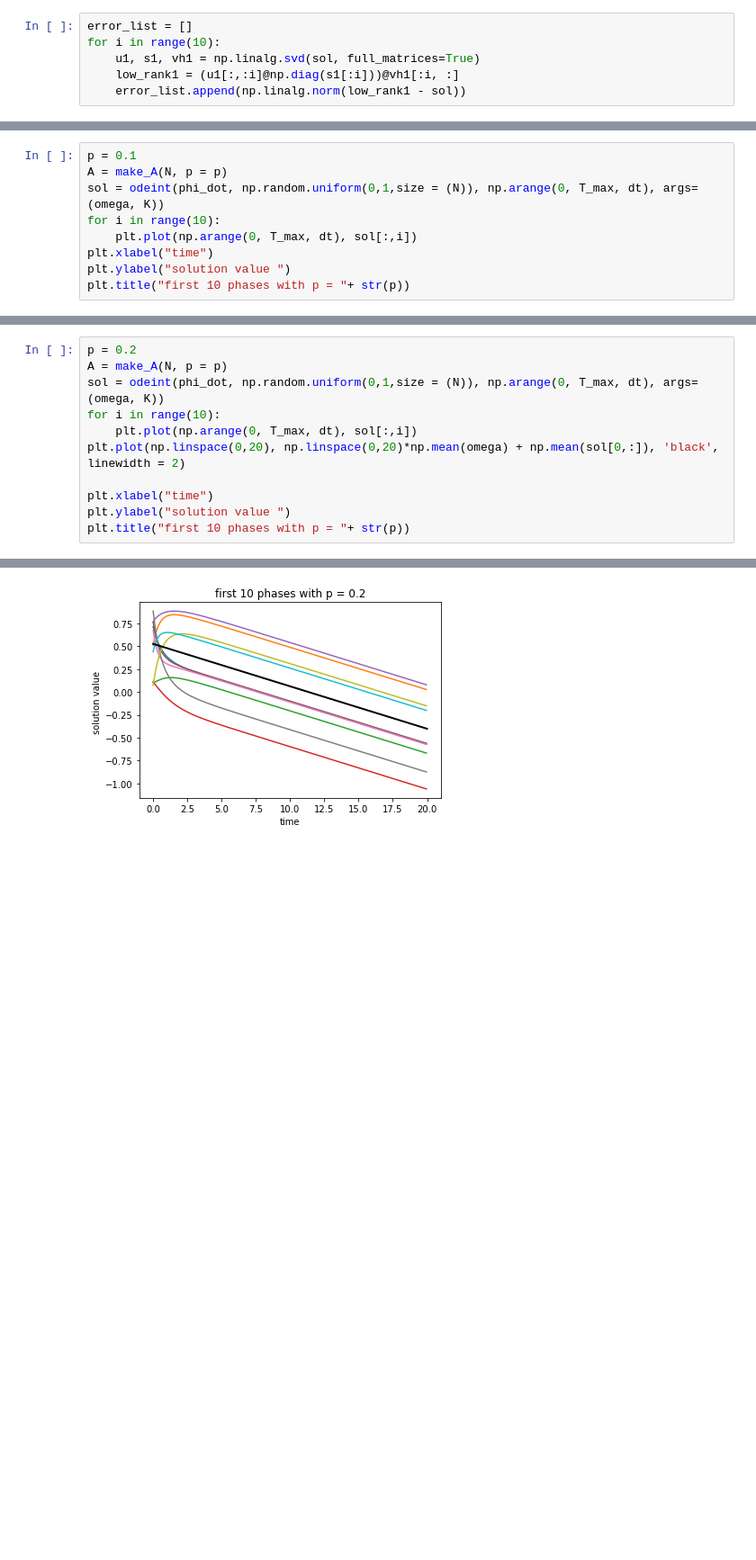
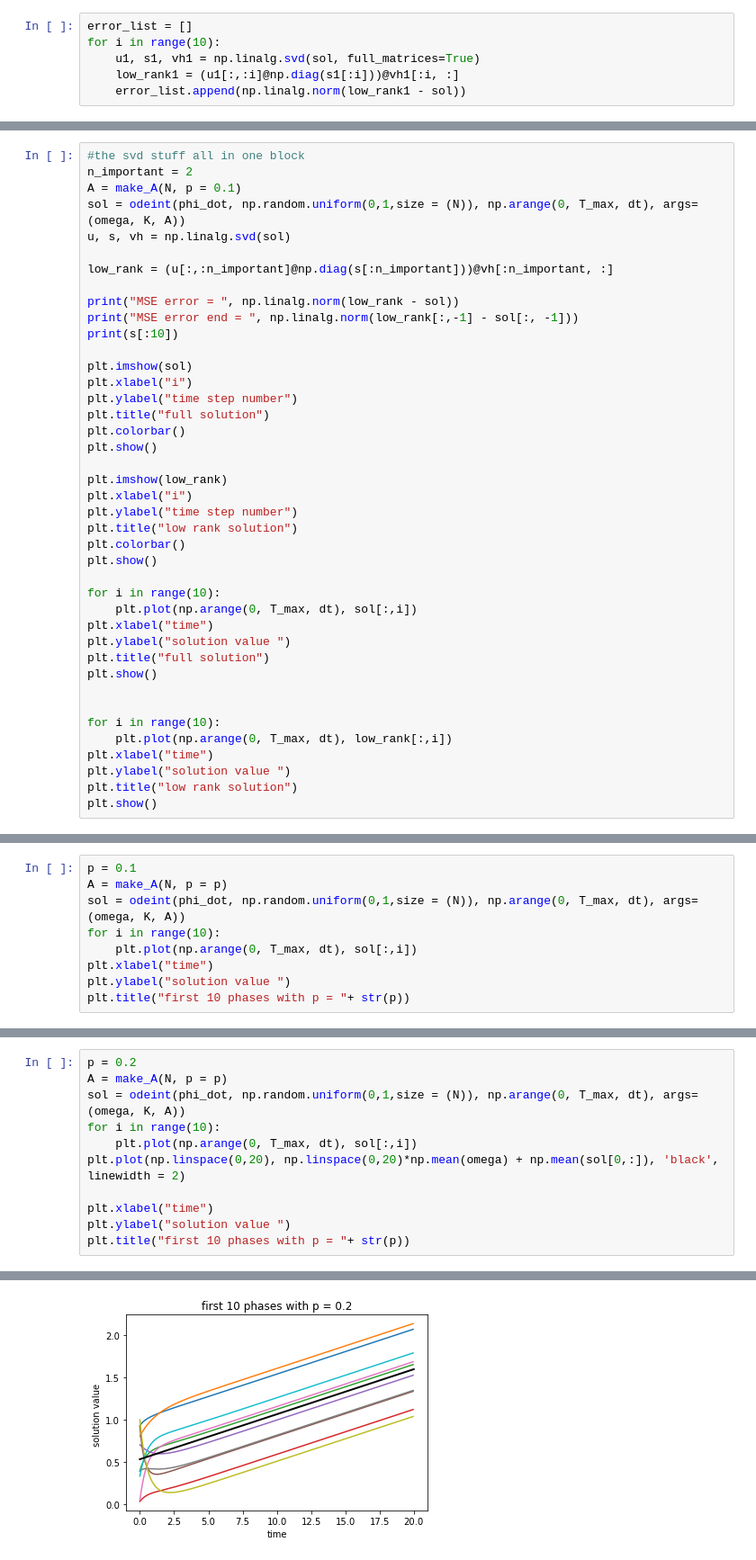
Before and after one commit to KatieJ16/Coupled_oscillators, a Jupyter notebook: Kuramoto_model.ipynb, the cells around one changed output, grey strips where cells are left out. Shown: that part at 90% size. Drawn from its saved outputs; the diff is of its cells as text; blank space fills up the shorter version.

```diff
--- a/Kuramoto_model.ipynb
+++ b/Kuramoto_model.ipynb
@@ -237,0 +243,41 @@ print(s[:10])
+# %%
+#the svd stuff all in one block
+n_important = 2
+A = make_A(N, p = 0.1)
+sol = odeint(phi_dot, np.random.uniform(0,1,size = (N)), np.arange(0, T_max, dt), args=(omega, K, A))
+u, s, vh = np.linalg.svd(sol)
+
+low_rank = (u[:,:n_important]@np.diag(s[:n_important]))@vh[:n_important, :]
+
+print("MSE error = ", np.linalg.norm(low_rank - sol))
+print("MSE error end = ", np.linalg.norm(low_rank[:,-1] - sol[:, -1]))
+print(s[:10])
+
+plt.imshow(sol)
+plt.xlabel("i")
+plt.ylabel("time step number")
+plt.title("full solution")
+plt.colorbar()
+plt.show()
+
+plt.imshow(low_rank)
+plt.xlabel("i")
+plt.ylabel("time step number")
+plt.title("low rank solution")
+plt.colorbar()
+plt.show()
+
+for i in range(10):
+    plt.plot(np.arange(0, T_max, dt), sol[:,i])
+plt.xlabel("time")
+plt.ylabel("solution value ")
+plt.title("full solution")
+plt.show()
+
+
+for i in range(10):
+    plt.plot(np.arange(0, T_max, dt), low_rank[:,i])
+plt.xlabel("time")
+plt.ylabel("solution value ")
+plt.title("low rank solution")
+plt.show()
@@ -238,7 +293,7 @@ print(s[:10])
 # %%
 p = 0.1
 A = make_A(N, p = p)
-sol = odeint(phi_dot, np.random.uniform(0,1,size = (N)), np.arange(0, T_max, dt), args=(omega, K))
+sol = odeint(phi_dot, np.random.uniform(0,1,size = (N)), np.arange(0, T_max, dt), args=(omega, K, A))
 for i in range(10):
     plt.plot(np.arange(0, T_max, dt), sol[:,i])
 plt.xlabel("time")
@@ -250,17 +305,17 @@ Text(0.5, 1.0, 'first 10 phases with p = 0.1')
 # %%
 p = 0.2
 A = make_A(N, p = p)
-sol = odeint(phi_dot, np.random.uniform(0,1,size = (N)), np.arange(0, T_max, dt), args=(omega, K))
+sol = odeint(phi_dot, np.random.uniform(0,1,size = (N)), np.arange(0, T_max, dt), args=(omega, K, A))
 for i in range(10):
     plt.plot(np.arange(0, T_max, dt), sol[:,i])
 plt.plot(np.linspace(0,20), np.linspace(0,20)*np.mean(omega) + np.mean(sol[0,:]), 'black', linewidth = 2)
 
 plt.xlabel("time")
 plt.ylabel("solution value ")
 plt.title("first 10 phases with p = "+ str(p))
 # %% [output]
 Text(0.5, 1.0, 'first 10 phases with p = 0.2')
-[figure, old version]
+[figure, new version]
 # %%
 p = 0.5
 A = make_A(N, p = p)
```
Also changed, not shown: parts of 17 cells of this notebook.
